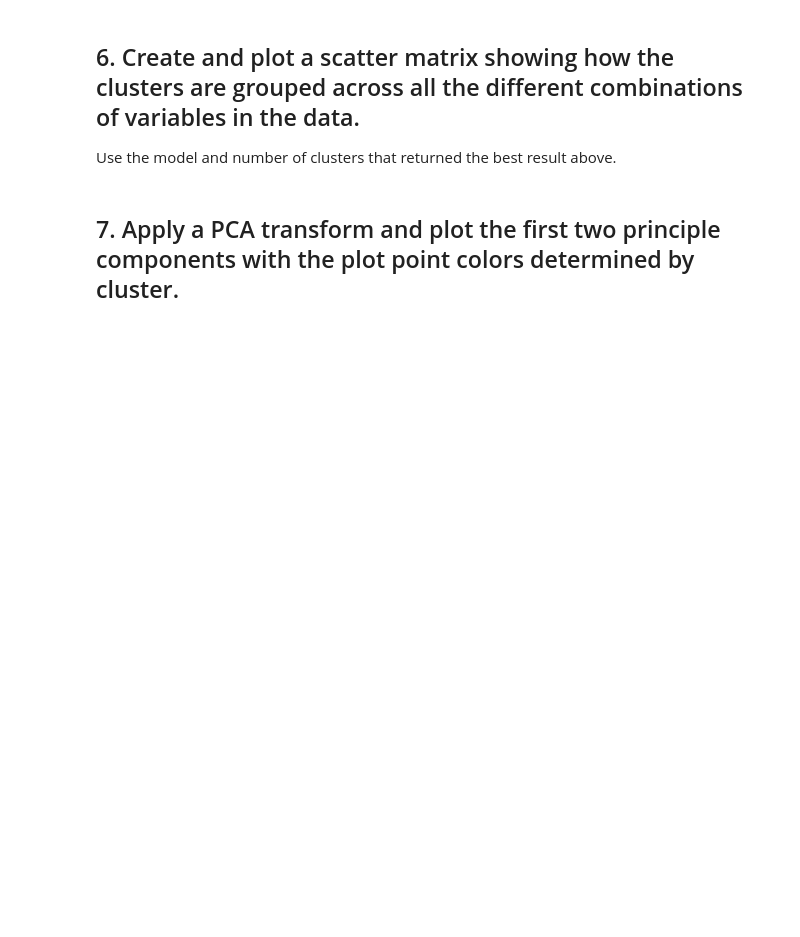
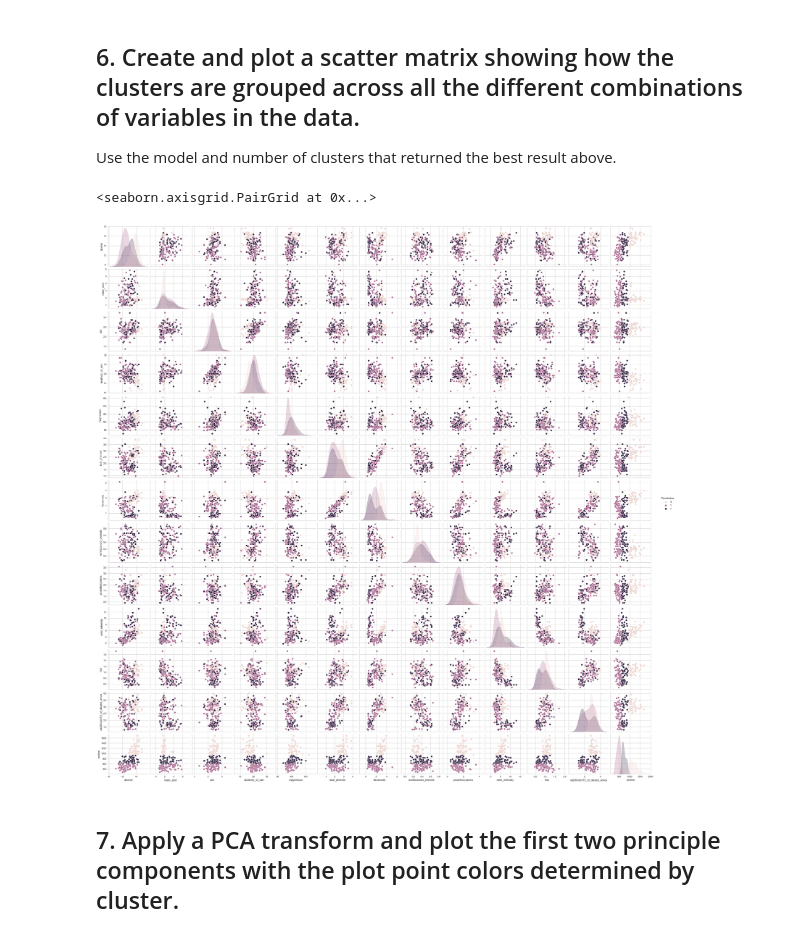
Before and after one commit to ta-data-lis/lab-learning-evaluation, a Jupyter notebook: your-code/main.ipynb, the cells around one changed output. Drawn from its saved outputs; the diff is of its cells as text; code cells hidden in the pictures; blank space fills up the shorter version.

```diff
--- a/your-code/main.ipynb
+++ b/your-code/main.ipynb
@@ -33,5 +121,20 @@ The Yellowbrick library has 3 metrics that you can plot using the `metric` param
 ## 6. Create and plot a scatter matrix showing how the clusters are grouped across all the different combinations of variables in the data.
 
 Use the model and number of clusters that returned the best result above.
+# %%
+from sklearn.cluster import AgglomerativeClustering
+
+model = AgglomerativeClustering(n_clusters=3)
+
+model.fit(X,y)
+
+y_pred = model.fit_predict(X)
+# %%
+import seaborn as sns
+X['Prediction'] = y_pred
+sns.pairplot(X,hue='Prediction')
+# %% [output]
+<seaborn.axisgrid.PairGrid at 0x...>
+[figure, added]
 # %% [markdown]
 ## 7. Apply a PCA transform and plot the first two principle components with the plot point colors determined by cluster.
```
Also changed, not shown: parts of 7 cells of this notebook.
